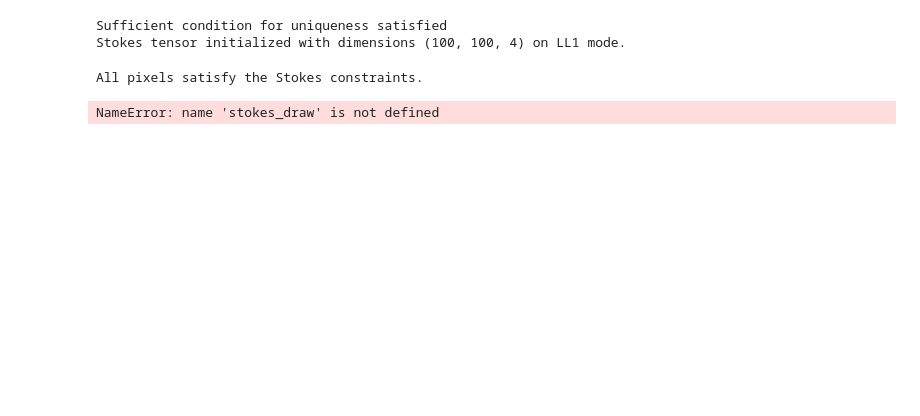
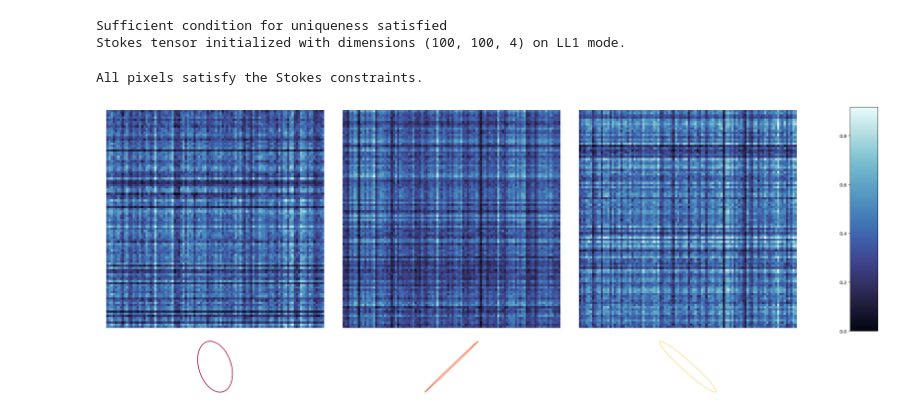
Before and after one commit to scbarreto/pyBBTD, a Jupyter notebook: notebooks/example_stokes.ipynb, the cells around one changed output. Saved outputs shown, nothing was run; the diff lists cells and outputs as text; code cells hidden in the pictures; blank space fills up the shorter version.

```diff
--- a/notebooks/example_stokes.ipynb
+++ b/notebooks/example_stokes.ipynb
@@ -11,6 +10,9 @@ import pybbtd.stokes as stokes
 # %%
 # Create Stokes model
-X = stokes.Stokes([100, 100], R =3, L=10)
+R = 3
+L = 10
+
+X = stokes.Stokes([100, 100], R , L)
 # %% [output]
 Sufficient condition for uniqueness satisfied
 Stokes tensor initialized with dimensions (100, 100, 4) on LL1 mode.
@@ -21,12 +23,12 @@ np.random.seed(10)
 
 #Tensor and factors can also be accessed as
 T0 = X.tensor
-[A0, B0, C0] = X.factors
+A0, B0, C0 = X.factors['A'], X.factors['B'], X.factors['C']
 # %%
 X.validate_stokes_tensor()
 # %% [output]
 All pixels satisfy the Stokes constraints.
-# %%
-X.draw_Stokes_terms()
-# %% [output]
-NameError: name 'stokes_draw' is not defined
+# %%
+stokes_draw.plot_Stokes_terms(A0, B0, C0, R , L)
+# %% [output]
+[figure, added]
```
Also changed, not shown: parts of 2 cells of this notebook, 1 other file.
